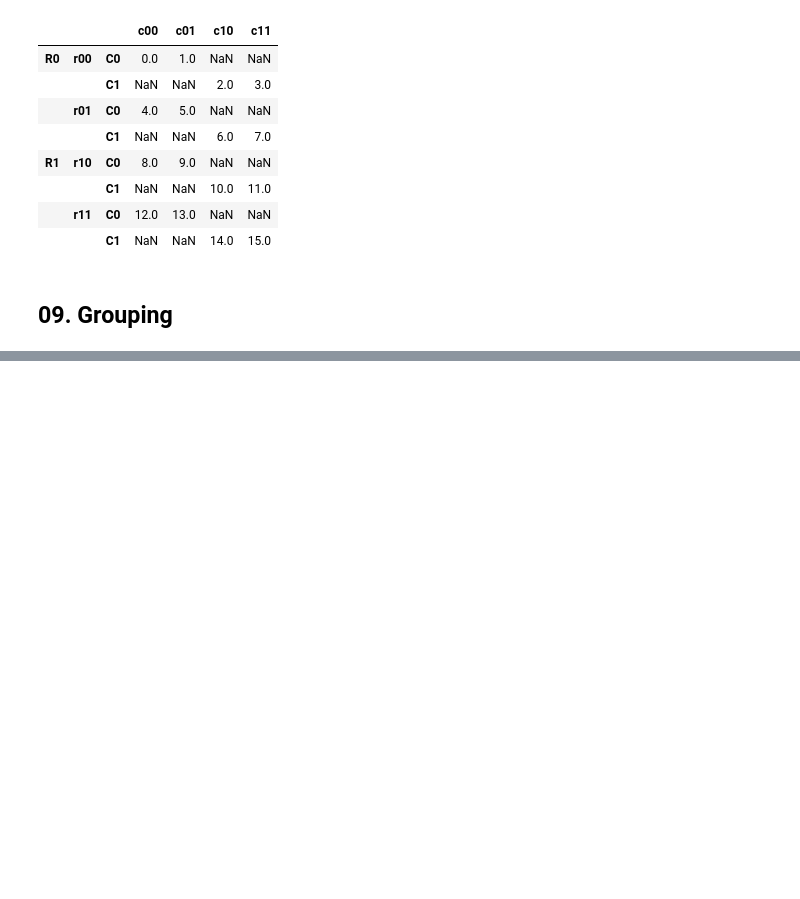
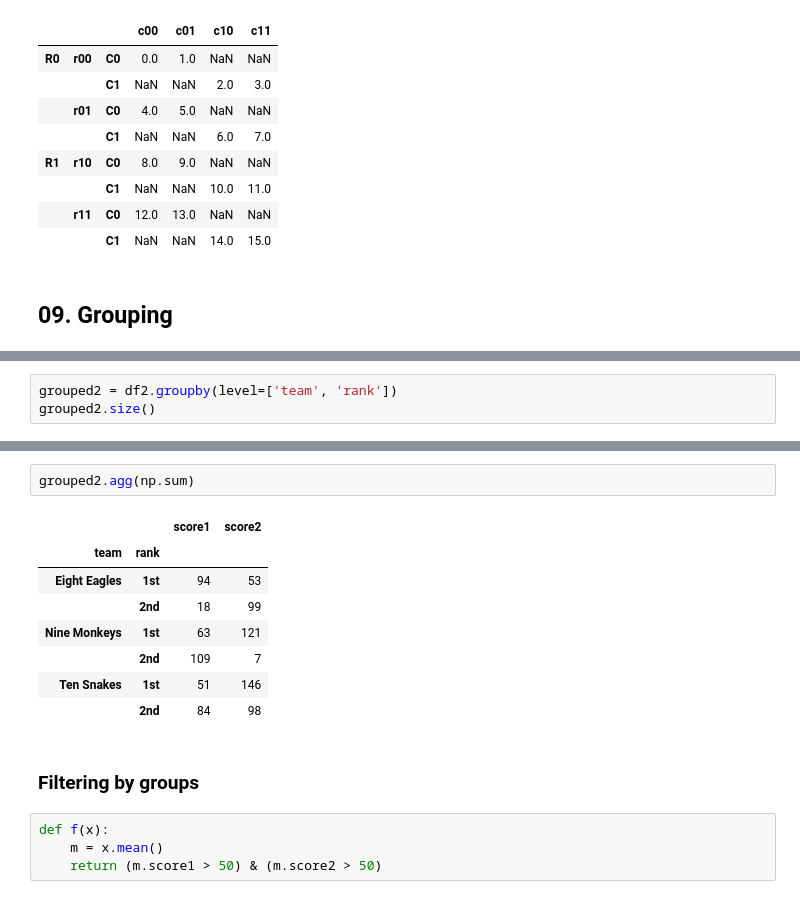
Before and after one commit to Bornatch/EPFL, a Jupyter notebook: ML/Cours2/02_04_Manipulating the data.pynb.ipynb, the cells around one changed output, grey strips where cells are left out. Saved outputs shown, nothing was run; the diff lists cells and outputs as text; blank space fills up the shorter version.

```diff
--- a/ML/Cours2/02_04_Manipulating the data.pynb.ipynb
+++ b/ML/Cours2/02_04_Manipulating the data.pynb.ipynb
@@ -520,0 +618,3 @@ df.stack(level=0)
+# %%
+grouped2 = df2.groupby(level=['team', 'rank'])
+grouped2.size()
@@ -520,0 +645,17 @@ df.stack(level=0)
+# %%
+grouped2.agg(np.sum)
+# %% [output]
+|  |  | score1 | score2 |
+| team | rank |  |  |
+| Eight Eagles | 1st | 94 | 53 |
+|  | 2nd | 18 | 99 |
+| Nine Monkeys | 1st | 63 | 121 |
+|  | 2nd | 109 | 7 |
+| Ten Snakes | 1st | 51 | 146 |
+|  | 2nd | 84 | 98 |
+# %% [markdown]
+### Filtering by groups
+# %%
+def f(x):
+    m = x.mean()
+    return (m.score1 > 50) & (m.score2 > 50)
```
Also changed, not shown: parts of 17 cells of this notebook, 8 other files.
